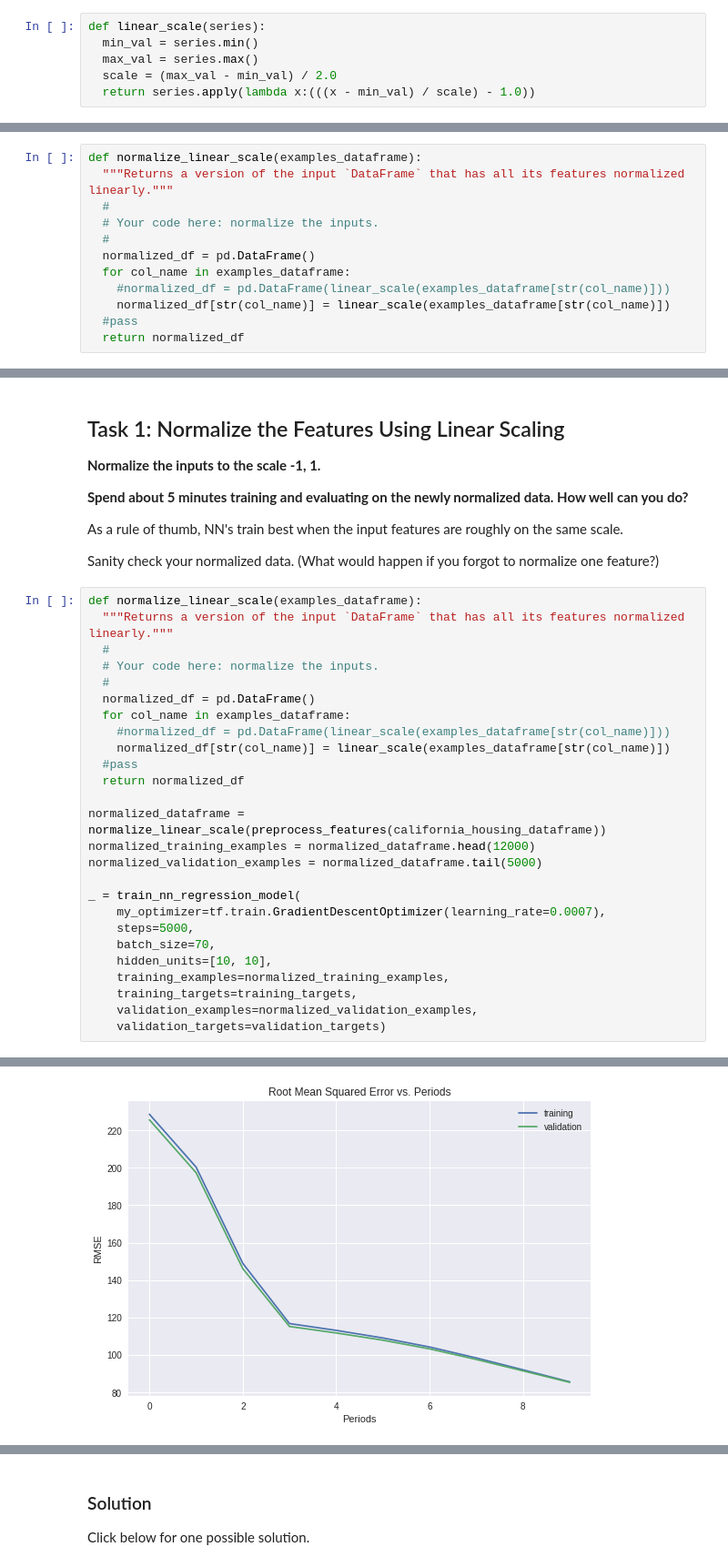
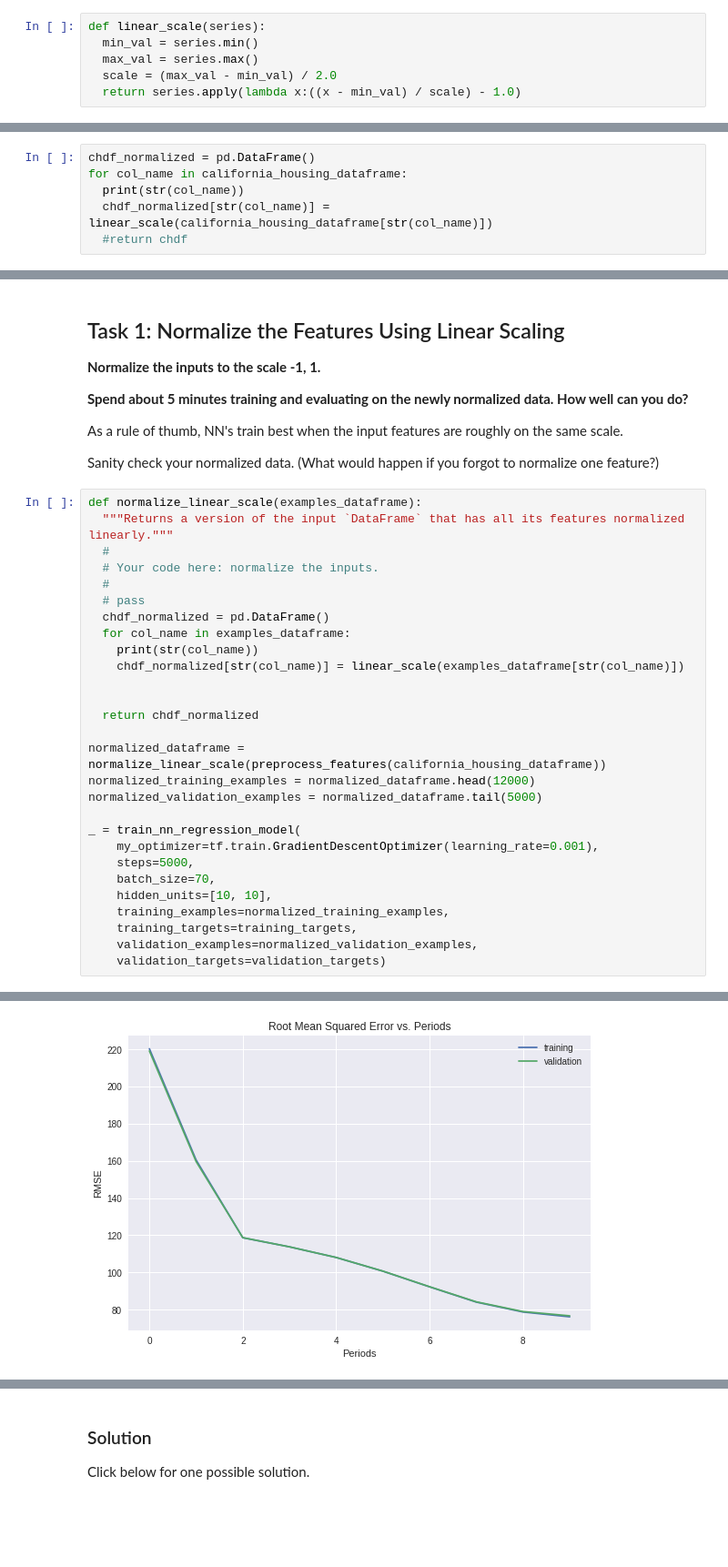
Before and after one commit to tenvol/tsf00, a Jupyter notebook: improving_neural_net_performance.ipynb, the cells around one changed output, grey strips where cells are left out. Shown at 91% size. Drawn from its saved outputs; the diff is of its cells as text; blank space fills up the shorter version.

```diff
--- a/improving_neural_net_performance.ipynb
+++ b/improving_neural_net_performance.ipynb
@@ -369,4 +331,4 @@ def linear_scale(series):
   min_val = series.min()
   max_val = series.max()
   scale = (max_val - min_val) / 2.0
-  return series.apply(lambda x:(((x - min_val) / scale) - 1.0))
+  return series.apply(lambda x:((x - min_val) / scale) - 1.0)
@@ -465,12 +334,0 @@ rooms_per_person
-# %%
-def normalize_linear_scale(examples_dataframe):
-  """Returns a version of the input `DataFrame` that has all its features normalized linearly."""
-  #
-  # Your code here: normalize the inputs.
-  #
-  normalized_df = pd.DataFrame()
-  for col_name in examples_dataframe:
-    #normalized_df = pd.DataFrame(linear_scale(examples_dataframe[str(col_name)]))
-    normalized_df[str(col_name)] = linear_scale(examples_dataframe[str(col_name)])
-  #pass
-  return normalized_df
@@ -514,0 +335,6 @@ training_examples.head(2)
+# %%
+chdf_normalized = pd.DataFrame()
+for col_name in california_housing_dataframe:
+  print(str(col_name))
+  chdf_normalized[str(col_name)] = linear_scale(california_housing_dataframe[str(col_name)])
+  #return chdf
@@ -528,19 +378,21 @@ def normalize_linear_scale(examples_dataframe):
   #
   # Your code here: normalize the inputs.
   #
-  normalized_df = pd.DataFrame()
+  # pass
+  chdf_normalized = pd.DataFrame()
   for col_name in examples_dataframe:
-    #normalized_df = pd.DataFrame(linear_scale(examples_dataframe[str(col_name)]))
-    normalized_df[str(col_name)] = linear_scale(examples_dataframe[str(col_name)])
-  #pass
-  return normalized_df
+    print(str(col_name))
+    chdf_normalized[str(col_name)] = linear_scale(examples_dataframe[str(col_name)])
+
+
+  return chdf_normalized
 
 normalized_dataframe = normalize_linear_scale(preprocess_features(california_housing_dataframe))
 normalized_training_examples = normalized_dataframe.head(12000)
 normalized_validation_examples = normalized_dataframe.tail(5000)
 
 _ = train_nn_regression_model(
-    my_optimizer=tf.train.GradientDescentOptimizer(learning_rate=0.0007),
+    my_optimizer=tf.train.GradientDescentOptimizer(learning_rate=0.001),
     steps=5000,
     batch_size=70,
     hidden_units=[10, 10],
@@ -567 +421 @@ Final RMSE (on validation data): 85.34
-[figure, old version]
+[figure, new version]
```
Also changed, not shown: parts of 35 cells of this notebook.
